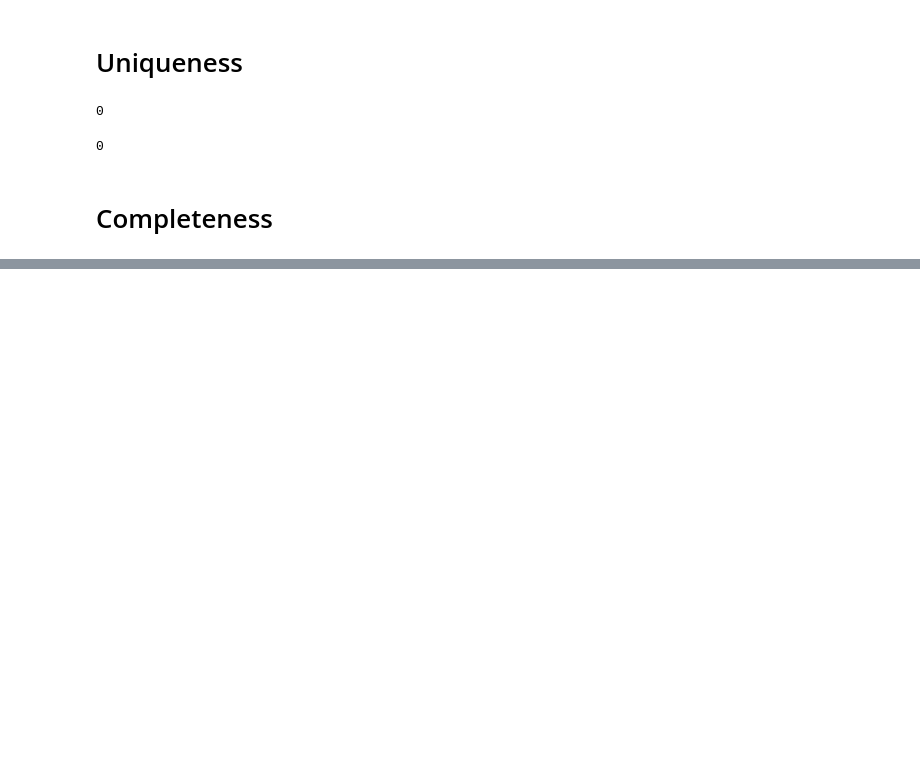
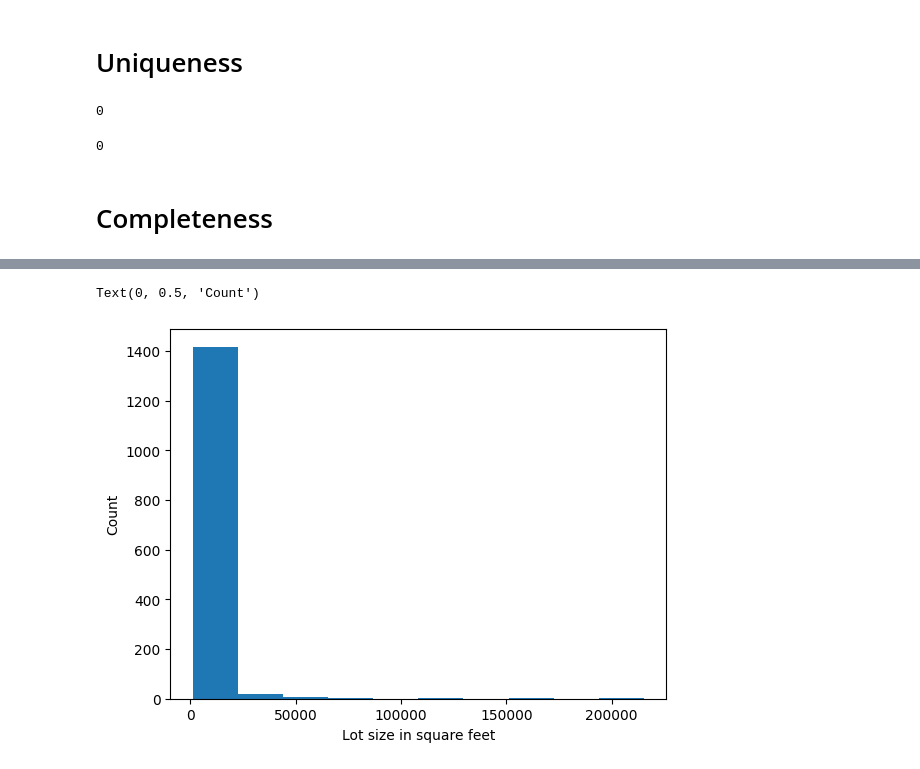
Before and after one commit to YaqeenData/Project4-ART, a Jupyter notebook: advanced-regression-techniques.ipynb, the cells around one changed output, grey strips where cells are left out. Cells and saved outputs as stored; diff of their text form; code cells hidden in the pictures; blank space fills up the shorter version.

```diff
--- a/advanced-regression-techniques.ipynb
+++ b/advanced-regression-techniques.ipynb
@@ -80,0 +623,4 @@ houses['Id'].duplicated().sum()
+# %%
+houses = houses[houses['LotFrontage']!= 313.0]
+# %%
+houses = houses[houses['LotFrontage'] <= 150]
@@ -80,0 +631,8 @@ houses['Id'].duplicated().sum()
+# %%
+# They are all normal -> possible separation
+plt.hist(houses['LotArea'])
+plt.xlabel('Lot size in square feet')
+plt.ylabel('Count')
+# %% [output]
+Text(0, 0.5, 'Count')
+[figure, added]
```
Also changed, not shown: parts of 74 cells of this notebook.
